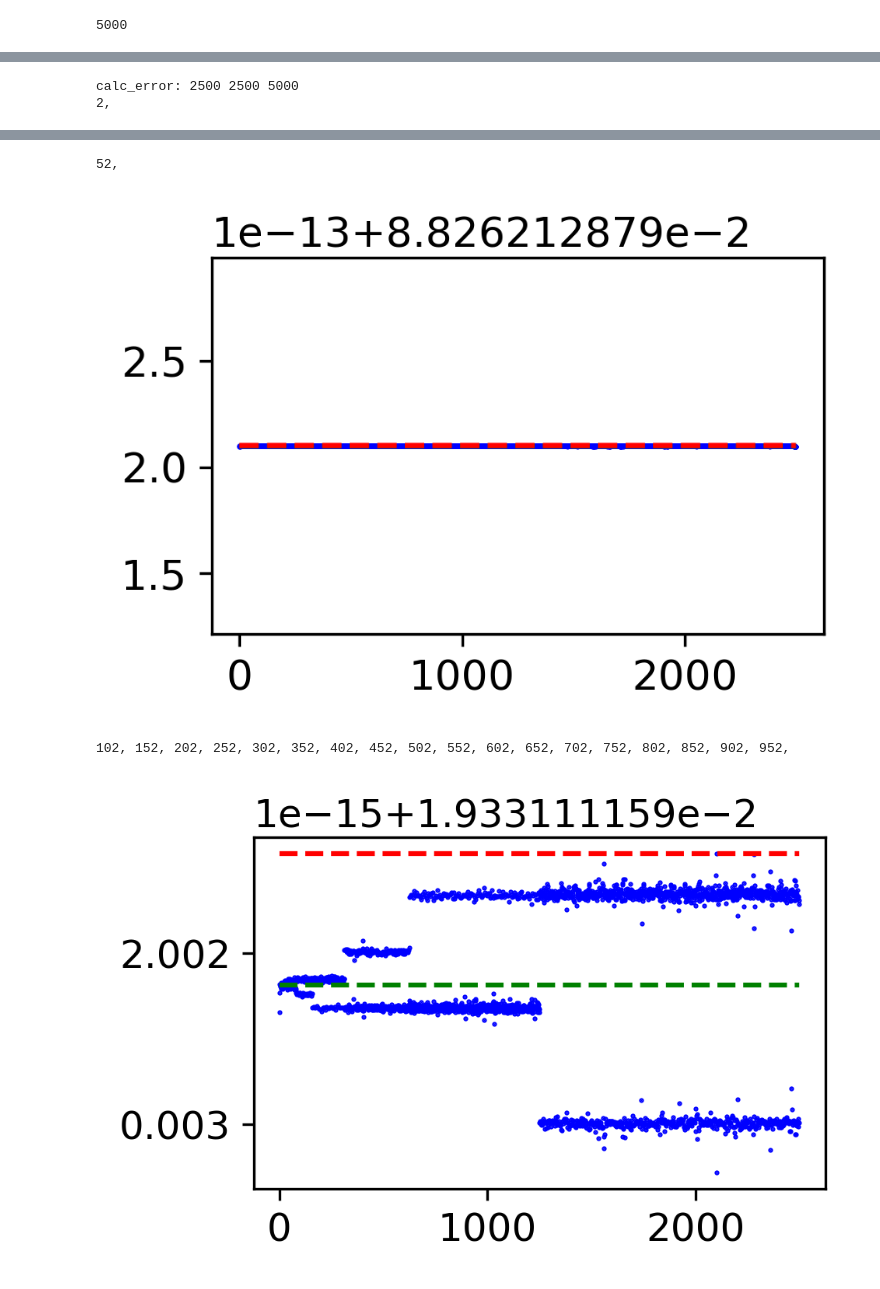
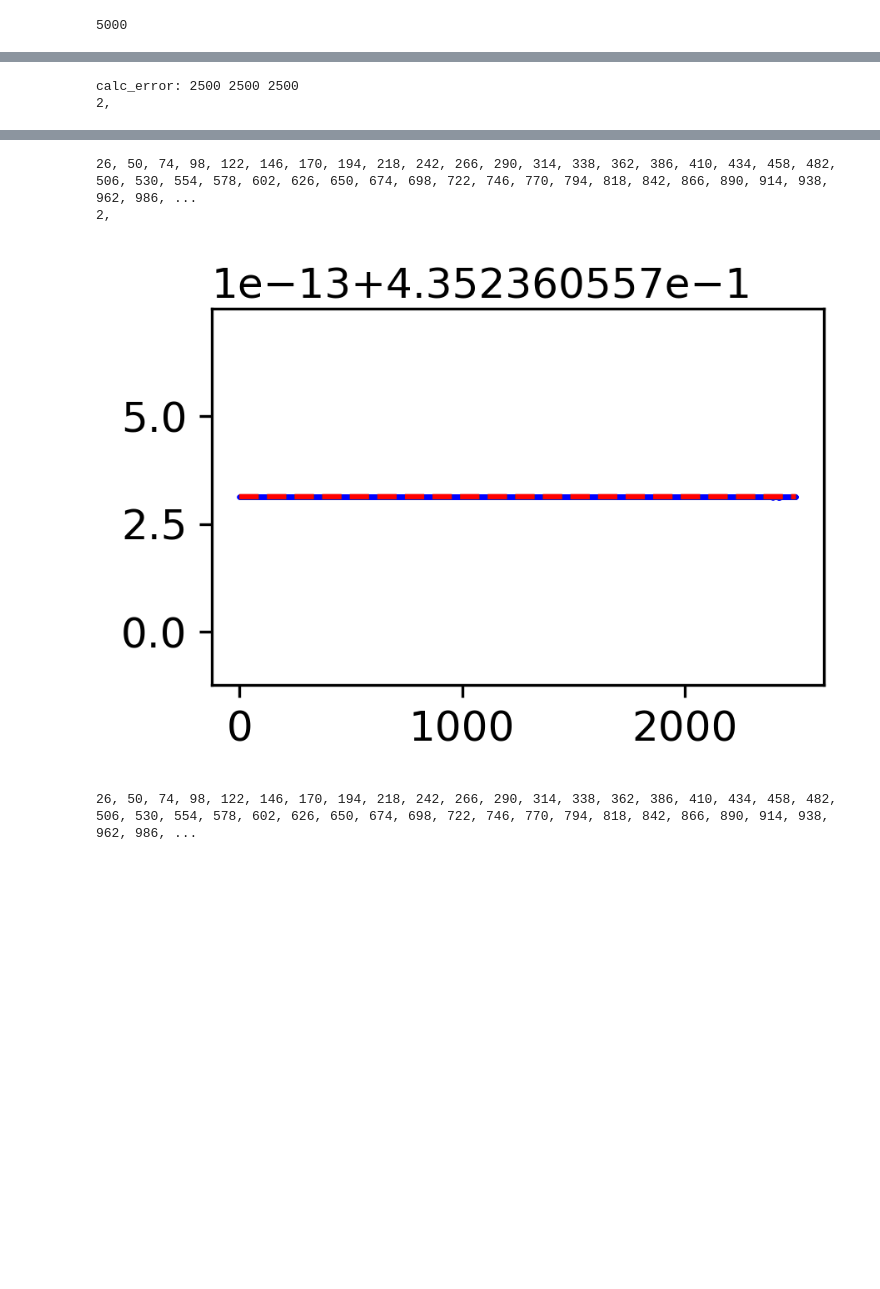
Before and after one commit to flabowski/n_widths_for_transport, a Jupyter notebook: Heaviside.ipynb, the cells around one changed output, grey strips where cells are left out. Cells and saved outputs as stored; diff of their text form; code cells hidden in the pictures; blank space fills up the shorter version.

```diff
--- a/Heaviside.ipynb
+++ b/Heaviside.ipynb
@@ -196,17 +194,19 @@ print(np.pi/2)
 1.5707963267948966
 # %%
 svd_basis = SVD(X)
+r = min(m, n)
 results = np.zeros((3, 2, r))
 for i, basis in enumerate([trig_basis_odd, svd_basis]):
     delta_n, d_n = basis.calc_error(X, r)
+    delta_N2, S = basis.calc_error_analytic(X)
     results[0, i, :] = delta_n
     results[1, i, :] = d_n
-    results[2, i, :] = basis.calc_error_analytic(X)[:r]
+    results[2, i, :] = delta_N2[:r]
 # %% [output]
-calc_error: 2500 2500 5000
+calc_error: 2500 2500 2500
 2,
 [figure]
-52,
+26, 50, 74, 98, 122, 146, 170, 194, 218, 242, 266, 290, 314, 338, 362, 386, 410, 434, 458, 482, 506, 530, 554, 578, 602, 626, 650, 674, 698, 722, 746, 770, 794, 818, 842, 866, 890, 914, 938, 962, 986, ...
+2,
-[figure, old version]
+[figure, new version]
-102, 152, 202, 252, 302, 352, 402, 452, 502, 552, 602, 652, 702, 752, 802, 852, 902, 952,
+26, 50, 74, 98, 122, 146, 170, 194, 218, 242, 266, 290, 314, 338, 362, 386, 410, 434, 458, 482, 506, 530, 554, 578, 602, 626, 650, 674, 698, 722, 746, 770, 794, 818, 842, 866, 890, 914, 938, 962, 986, ...
-[figure, removed]
```
Also changed, not shown: parts of 4 cells of this notebook.
